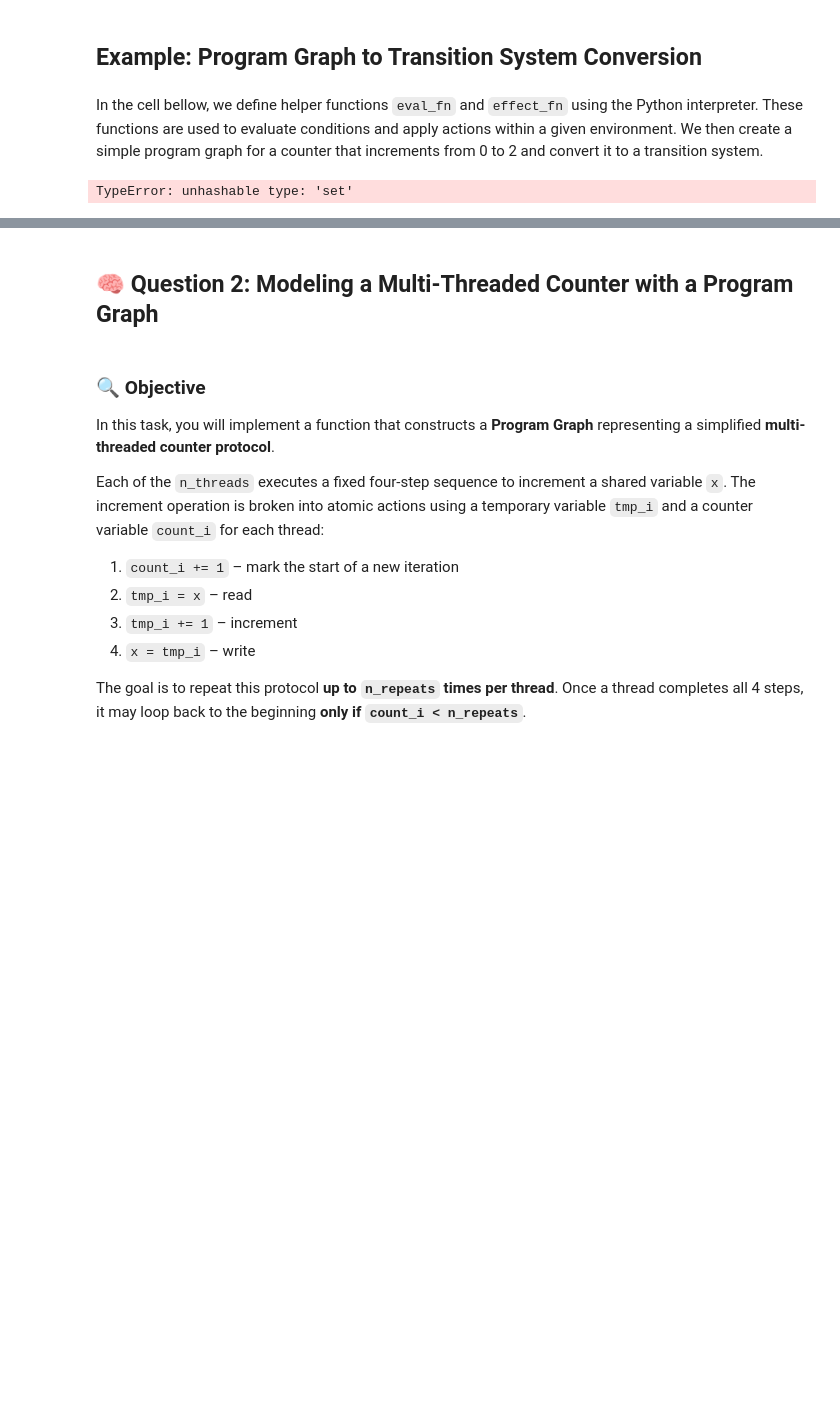
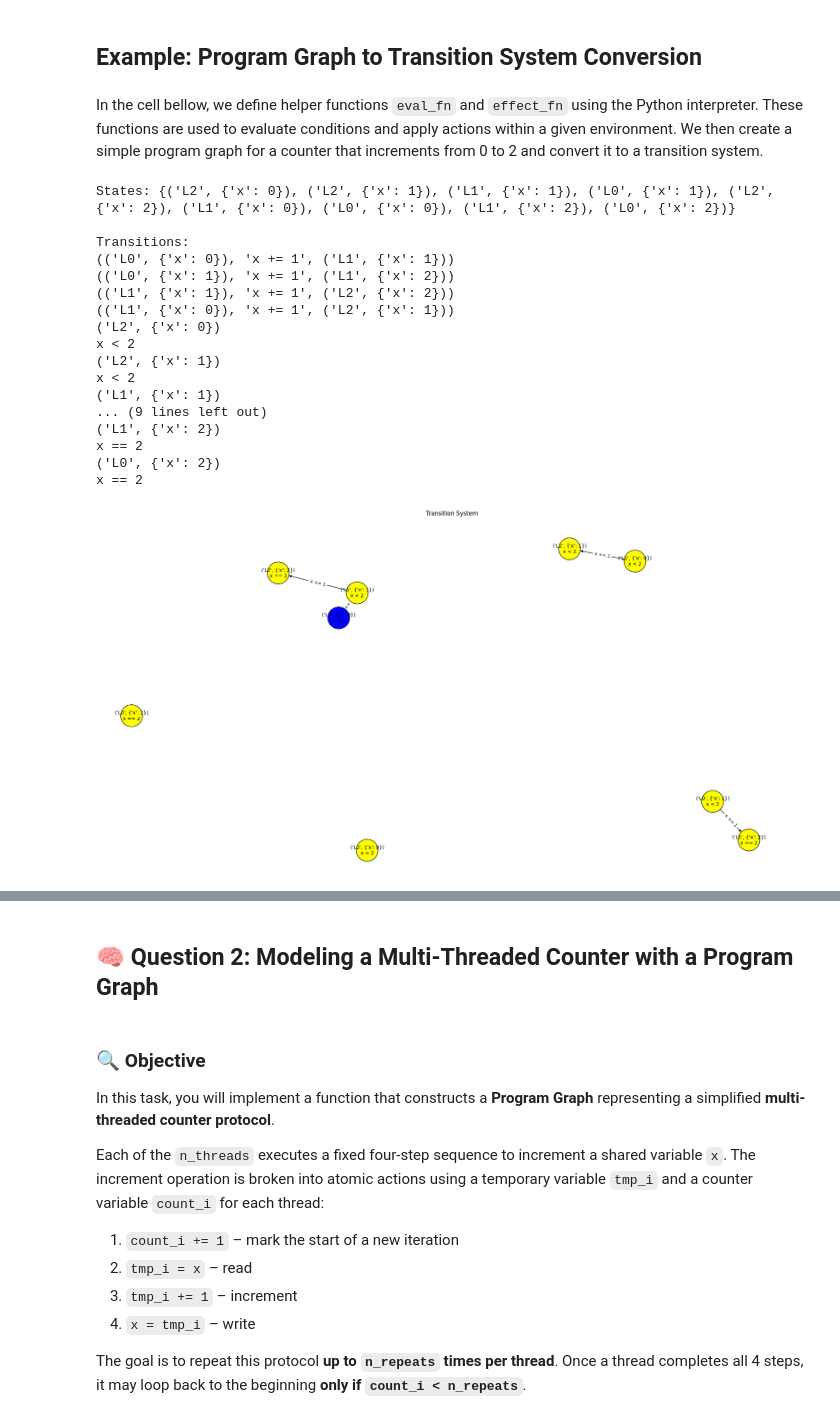
Before and after one commit to FoyerD/FVM, a Jupyter notebook: HW2/HW2.ipynb, the cells around one changed output, grey strips where cells are left out. Cells and saved outputs as stored; diff of their text form; code cells hidden in the pictures; blank space fills up the shorter version.

```diff
--- a/HW2/HW2.ipynb
+++ b/HW2/HW2.ipynb
@@ -190,14 +188,15 @@ class ProgramGraph:
         envs = generate_combinations(vars)
         conds = {cond for _, cond, _, _ in self.Transitions}
 
-        states = {(loc,)+(eval,) for loc in self.Loc for env in envs}
+        states = {(loc,env) for loc in self.Loc for env in envs}
         actions = self.Act
         transitions = {
-            ((loc_from, cond), act, (loc_to,self.effect(act, set([cond])))) for loc_from, cond, act, loc_to in self.Transitions
-            }
-        initial_states = {(loc,)+(self.g0,) for loc in self.Loc0}
+            ((loc_from, HashableDict(env)), act, (loc_to,HashableDict(self.effect(act, env)))) for env in envs for loc_from, cond, act, loc_to in self.Transitions
+            if self.eval(cond, env)}
+        initial_states = {(loc,env) for loc in self.Loc0 for env in envs
+                          if self.eval(self.g0, env)}
         atomic_props = self.Loc.union(conds)
-        labeling_map = labels
+        labeling_map = {state:{label for label in labels if self.eval(label, state[1])}.union({state[0]}) for state in states}
 
         return TransitionSystem(
             states=states,
@@ -275,33 +274,52 @@ def effect_fn(action, env):
         exec(action, {}, new_env)
     except:
         pass
     return new_env
 
 # Create a simple program graph for a counter that increments from 0 to 2
 pg = ProgramGraph(
     locations={'L0', 'L1', 'L2'},
     initial_locations={'L0'},
     actions={'x += 1'},
     transitions={
         ('L0', 'x < 2', 'x += 1', 'L1'),
         ('L1', 'x < 2', 'x += 1', 'L2')
     },
     eval_fn=eval_fn,
     effect_fn=effect_fn,
     g0='x == 0'  # Initial condition: x starts at 0
 )
 
 # Convert to transition system
 vars = {'x': {0, 1, 2}}  # Possible values for x
 labels = {'x < 2', 'x == 2'}  # Properties we want to track
 ts = pg.to_transition_system(vars, labels)
 
 # Print the states and transitions
 print("States:", ts.S)
 print("\nTransitions:")
 for transition in ts.Transitions:
     print(transition)
+
+ts.plot(figsize=(20,10))
 # %% [output]
-TypeError: unhashable type: 'set'
+States: {('L2', {'x': 0}), ('L2', {'x': 1}), ('L1', {'x': 1}), ('L0', {'x': 1}), ('L2', {'x': 2}), ('L1', {'x': 0}), ('L0', {'x': 0}), ('L1', {'x': 2}), ('L0', {'x': 2})}
+
+Transitions:
+(('L0', {'x': 0}), 'x += 1', ('L1', {'x': 1}))
+(('L0', {'x': 1}), 'x += 1', ('L1', {'x': 2}))
+(('L1', {'x': 1}), 'x += 1', ('L2', {'x': 2}))
+(('L1', {'x': 0}), 'x += 1', ('L2', {'x': 1}))
+('L2', {'x': 0})
+x < 2
+('L2', {'x': 1})
+x < 2
+('L1', {'x': 1})
+... (9 lines left out)
+('L1', {'x': 2})
+x == 2
+('L0', {'x': 2})
+x == 2
+[figure, added]
 # %%
 grader.check("q1")
```
Also changed, not shown: parts of 2 cells of this notebook, 1 other file.
